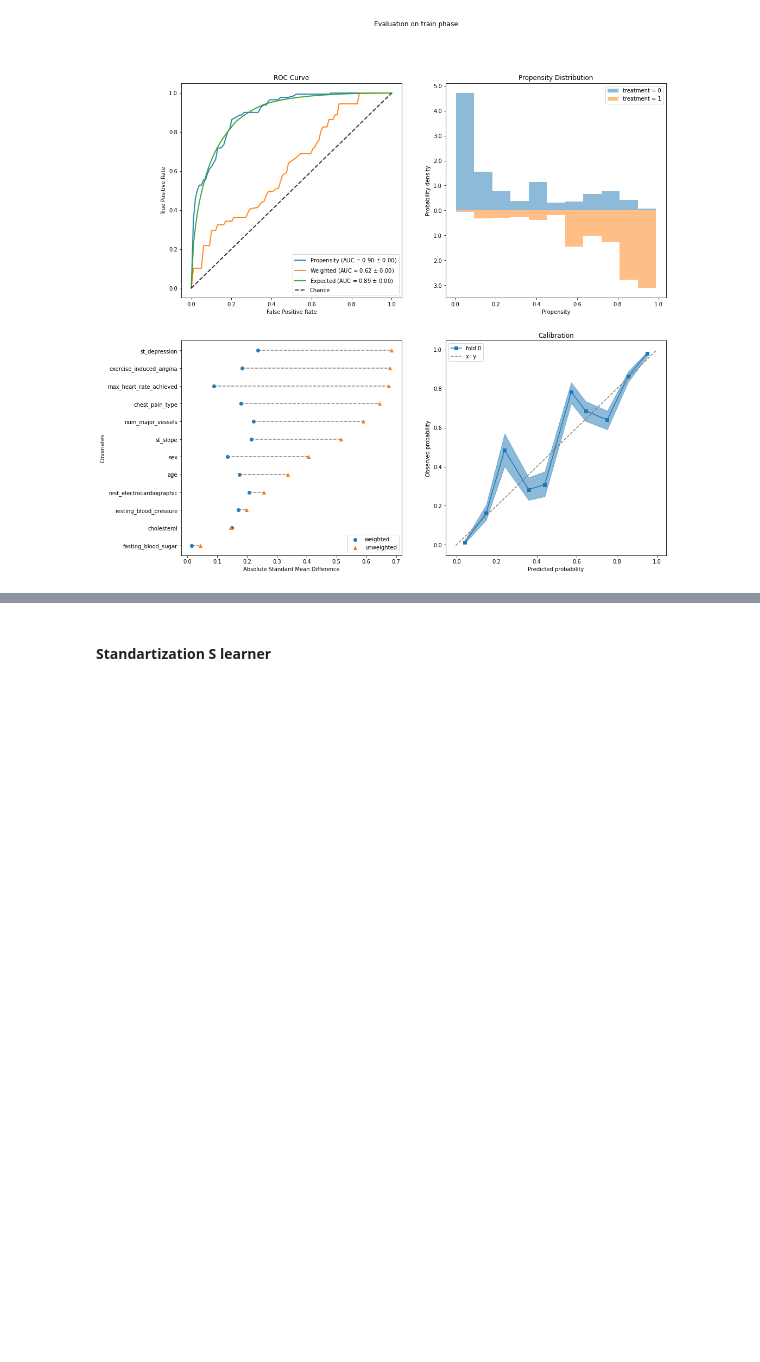
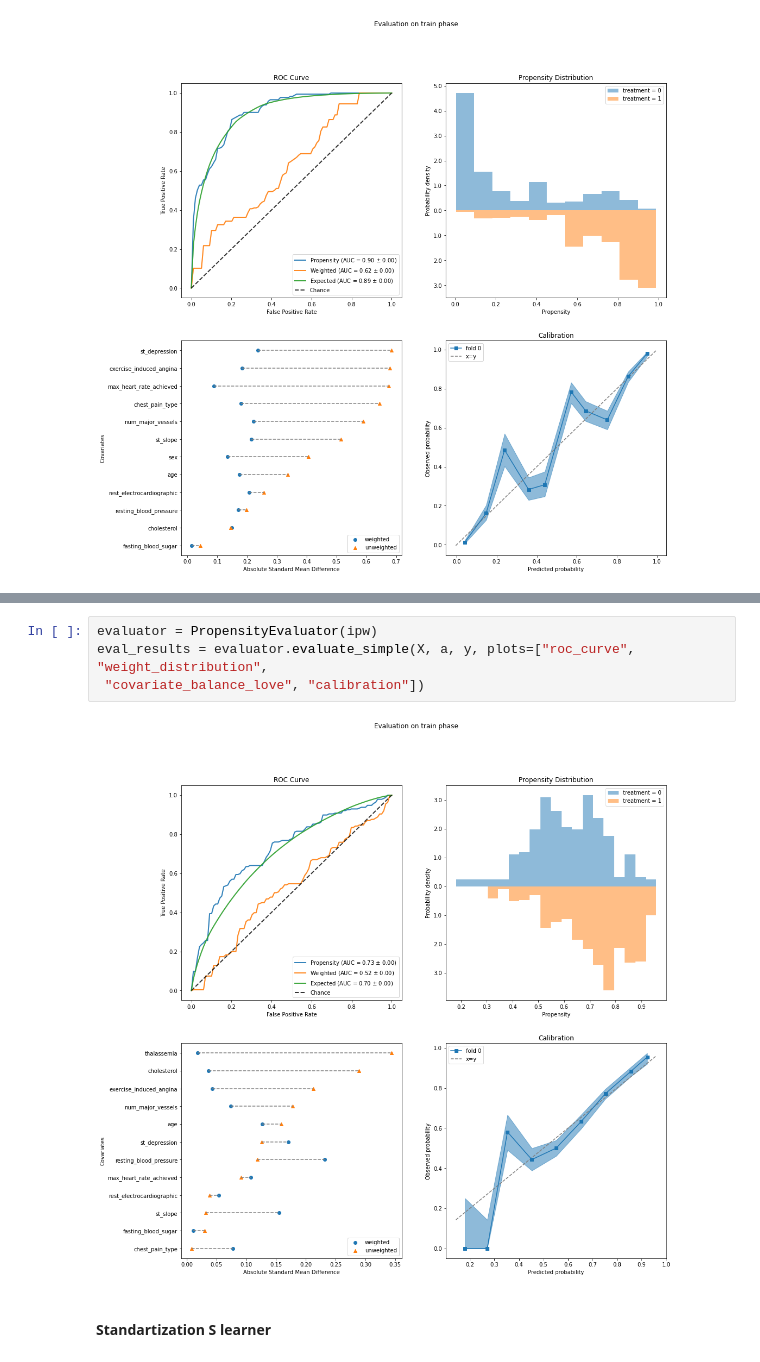
Before and after one commit to ofek181/A-Heart-Disease-Study, a Jupyter notebook: heart_disease_study.ipynb, the cells around one changed output, grey strips where cells are left out. Cells and saved outputs as stored; diff of their text form; blank space fills up the shorter version.

```diff
--- a/heart_disease_study.ipynb
+++ b/heart_disease_study.ipynb
@@ -567,3 +583,9 @@ eval_results.scores.prediction_scores
+# %%
+evaluator = PropensityEvaluator(ipw)
+eval_results = evaluator.evaluate_simple(X, a, y, plots=["roc_curve", "weight_distribution",
+ "covariate_balance_love", "calibration"])
+# %% [output]
+[figure, added]
 # %% [markdown]
 #### Standartization S learner
 # %%
```
Also changed, not shown: parts of 7 cells of this notebook, 1 other file.
